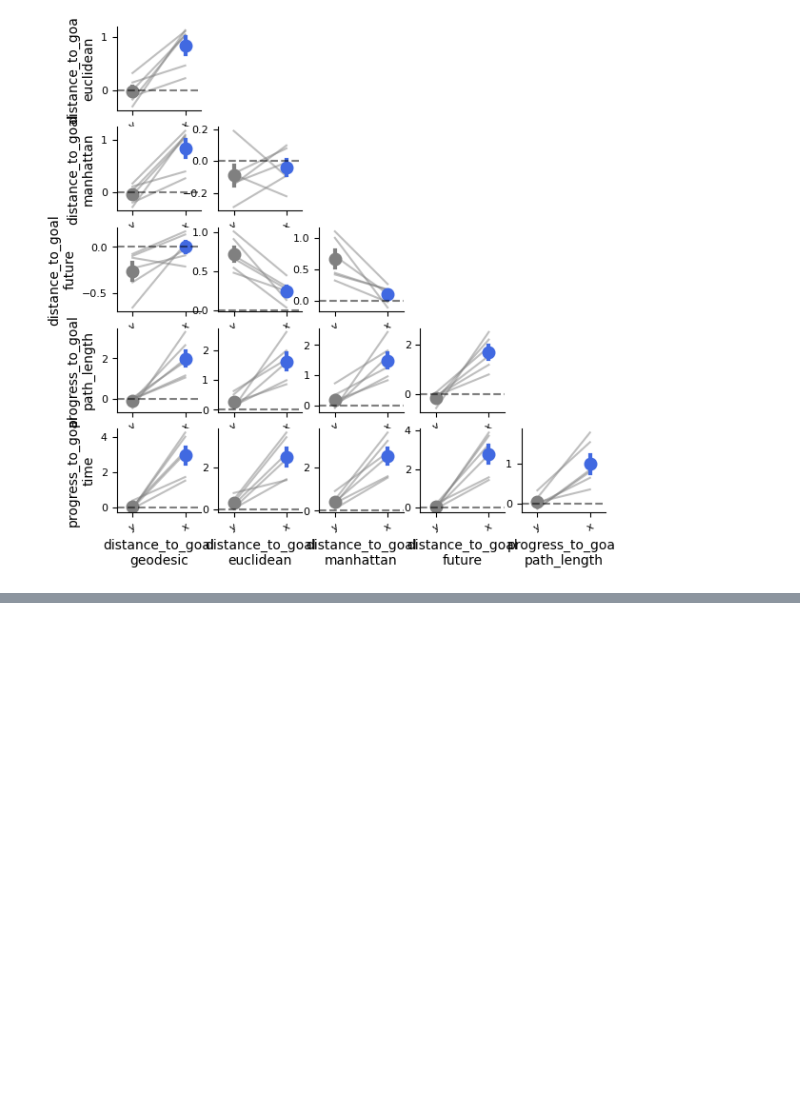
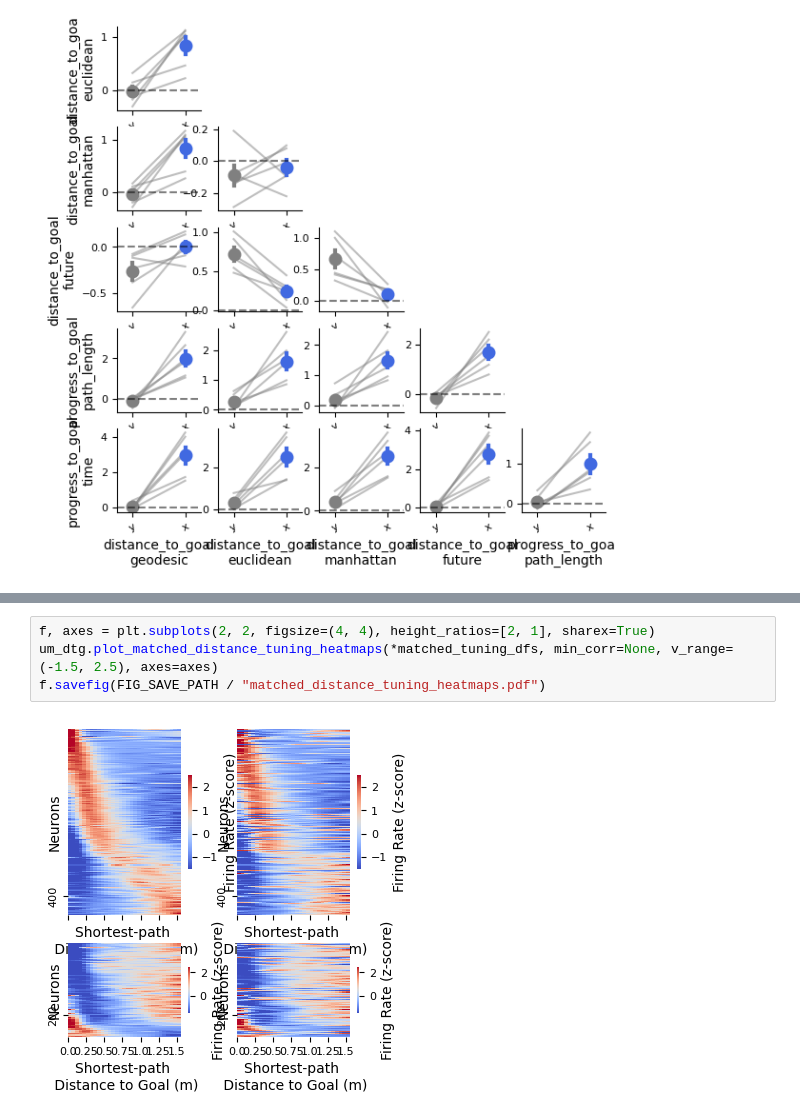
Before and after one commit to peterdoohan/GridMaze-mFC, a Jupyter notebook: Notebooks/5.flexible_reps.ipynb, the cells around one changed output, grey strips where cells are left out. Cells and saved outputs as stored; diff of their text form; blank space fills up the shorter version.

```diff
--- a/Notebooks/5.flexible_reps.ipynb
+++ b/Notebooks/5.flexible_reps.ipynb
@@ -459,0 +528,6 @@ progress_to_goal.path_length_vs_progress_to_goal.time:
+# %%
+f, axes = plt.subplots(2, 2, figsize=(4, 4), height_ratios=[2, 1], sharex=True)
+um_dtg.plot_matched_distance_tuning_heatmaps(*matched_tuning_dfs, min_corr=None, v_range=(-1.5, 2.5), axes=axes)
+f.savefig(FIG_SAVE_PATH / "matched_distance_tuning_heatmaps.pdf")
+# %% [output]
+[figure, added]
```
Also changed, not shown: parts of 10 cells of this notebook.
